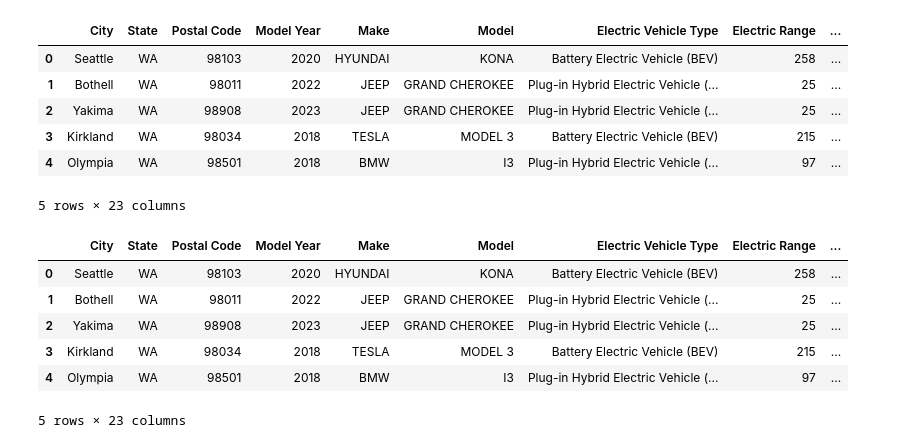
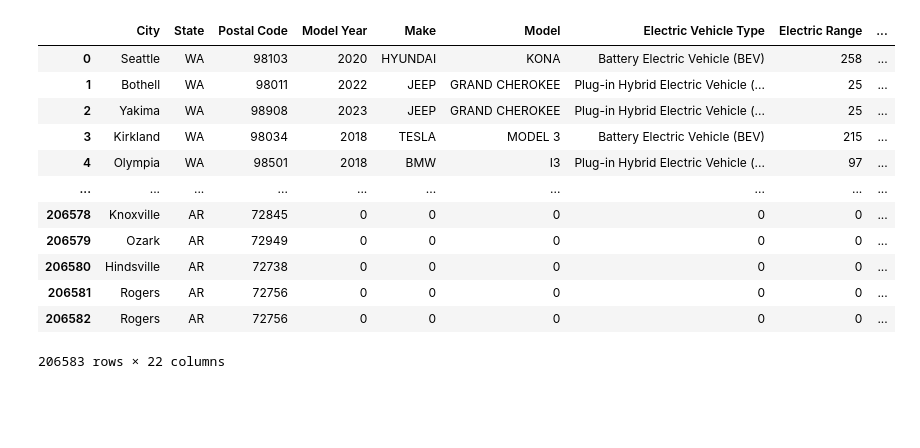
Before and after one commit to aaronbilbow/Project3, a Jupyter notebook: Untitled.ipynb, the cells around one changed output. Cells and saved outputs as stored; diff of their text form; code cells hidden in the pictures; blank space fills up the shorter version.

```diff
--- a/Untitled.ipynb
+++ b/Untitled.ipynb
@@ -12,5 +41,7 @@ df2 = pd.read_excel(excel_file2, engine='openpyxl')
 # %%
-# Merge the two DataFrames vertically and keep individual columns
-merged_df = pd.concat([df1, df2], ignore_index=True)
+# Join the two DataFrames vertically
+joined_df = pd.concat([df1, df2], axis=0, ignore_index=True)
+
+# The 'ignore_index=True' ensures that the resulting DataFrame has a continuous index.
 # %%
 # Display the merged DataFrame
@@ -31,0 +63,14 @@ merged_df.reset_index(drop=True, inplace=True)
+# %%
+# Specify the columns to replace NaN with 0
+columns_to_replace = [
+    'Fuel Type Code', 'City', 'State', 'Postal Code',
+    'Groups With Access Code', 'EV Network', 'EV Network Web',
+    'Latitude', 'Longitude', 'Open Date', 'Country', 'Access Code',
+    'Access Detail Code', 'Facility Type', 'EV Pricing',
+    'EV On-Site Renewable Source', 'Restricted Access',
+    'Model Year', 'Make', 'Model', 'Electric Vehicle Type', 'Electric Range'
+]
+
+# Replace NaN values with 0 in the specified columns
+joined_df[columns_to_replace] = joined_df[columns_to_replace].fillna(0)
+joined_df
@@ -32,32 +91,24 @@ merged_df.reset_index(drop=True, inplace=True)
 # %%
 # Remove the ".0" from the specified columns by casting them to integers
-merged_df["Model Year"] = merged_df["Model Year"].astype(int)
-merged_df["Postal Code"] = merged_df["Postal Code"].astype(int)
-merged_df["Electric Range"] = merged_df["Electric Range"].astype(int)
+joined_df["Model Year"] = joined_df["Model Year"].astype(int)
+joined_df["Electric Range"] = joined_df["Electric Range"].astype(int)
+joined_df["Restricted Access"] = joined_df["Restricted Access"].astype(int)
 
-# Display the DataFrame to verify the change
-merged_df.head()
+# Set formatting options for the DataFrame
+joined_df
 # %% [output]
 |  | City | State | Postal Code | Model Year | Make | Model | Electric Vehicle Type | Electric Range | ... |
 | 0 | Seattle | WA | 98103 | 2020 | HYUNDAI | KONA | Battery Electric Vehicle (BEV) | 258 | ... |
 | 1 | Bothell | WA | 98011 | 2022 | JEEP | GRAND CHEROKEE | Plug-in Hybrid Electric Vehicle (... | 25 | ... |
 | 2 | Yakima | WA | 98908 | 2023 | JEEP | GRAND CHEROKEE | Plug-in Hybrid Electric Vehicle (... | 25 | ... |
 | 3 | Kirkland | WA | 98034 | 2018 | TESLA | MODEL 3 | Battery Electric Vehicle (BEV) | 215 | ... |
 | 4 | Olympia | WA | 98501 | 2018 | BMW | I3 | Plug-in Hybrid Electric Vehicle (... | 97 | ... |
+| ... | ... | ... | ... | ... | ... | ... | ... | ... | ... |
+| 206578 | Knoxville | AR | 72845 | 0 | 0 | 0 | 0 | 0 | ... |
+| 206579 | Ozark | AR | 72949 | 0 | 0 | 0 | 0 | 0 | ... |
+| 206580 | Hindsville | AR | 72738 | 0 | 0 | 0 | 0 | 0 | ... |
+| 206581 | Rogers | AR | 72756 | 0 | 0 | 0 | 0 | 0 | ... |
+| 206582 | Rogers | AR | 72756 | 0 | 0 | 0 | 0 | 0 | ... |
-5 rows × 23 columns
+206583 rows × 22 columns
-# %%
-# Replace NaN values with 0 in all columns
-merged_df.fillna(0, inplace=True)
-
-# Display the DataFrame with NaN values replaced by 0
-merged_df.head()
-# %% [output]
-|  | City | State | Postal Code | Model Year | Make | Model | Electric Vehicle Type | Electric Range | ... |
-| 0 | Seattle | WA | 98103 | 2020 | HYUNDAI | KONA | Battery Electric Vehicle (BEV) | 258 | ... |
-| 1 | Bothell | WA | 98011 | 2022 | JEEP | GRAND CHEROKEE | Plug-in Hybrid Electric Vehicle (... | 25 | ... |
-| 2 | Yakima | WA | 98908 | 2023 | JEEP | GRAND CHEROKEE | Plug-in Hybrid Electric Vehicle (... | 25 | ... |
-| 3 | Kirkland | WA | 98034 | 2018 | TESLA | MODEL 3 | Battery Electric Vehicle (BEV) | 215 | ... |
-| 4 | Olympia | WA | 98501 | 2018 | BMW | I3 | Plug-in Hybrid Electric Vehicle (... | 97 | ... |
-5 rows × 23 columns
 # %%
 # Export the DataFrame to a CSV file
```
Also changed, not shown: parts of 5 cells of this notebook, 2 other files.
